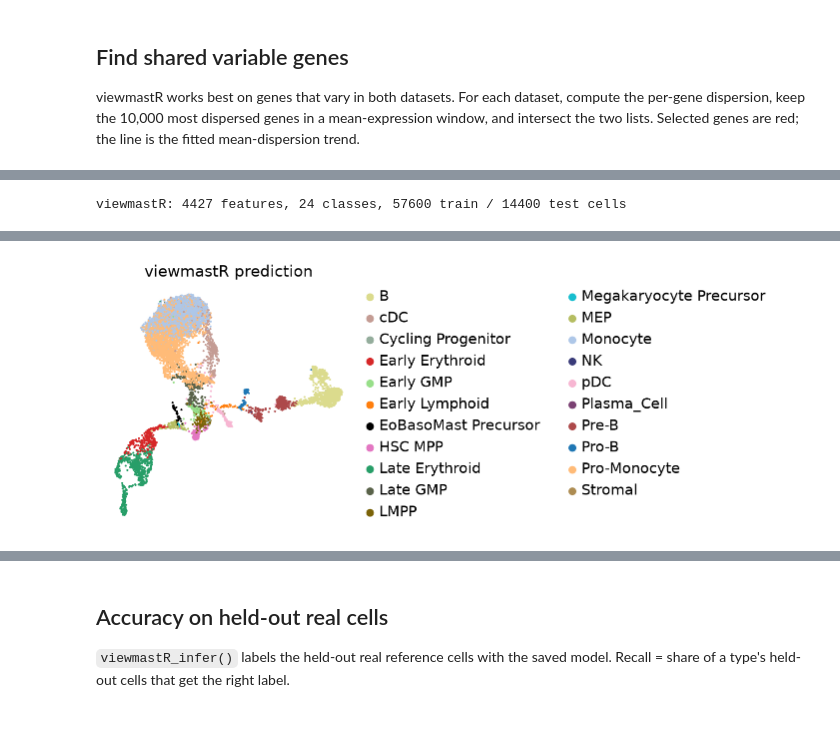
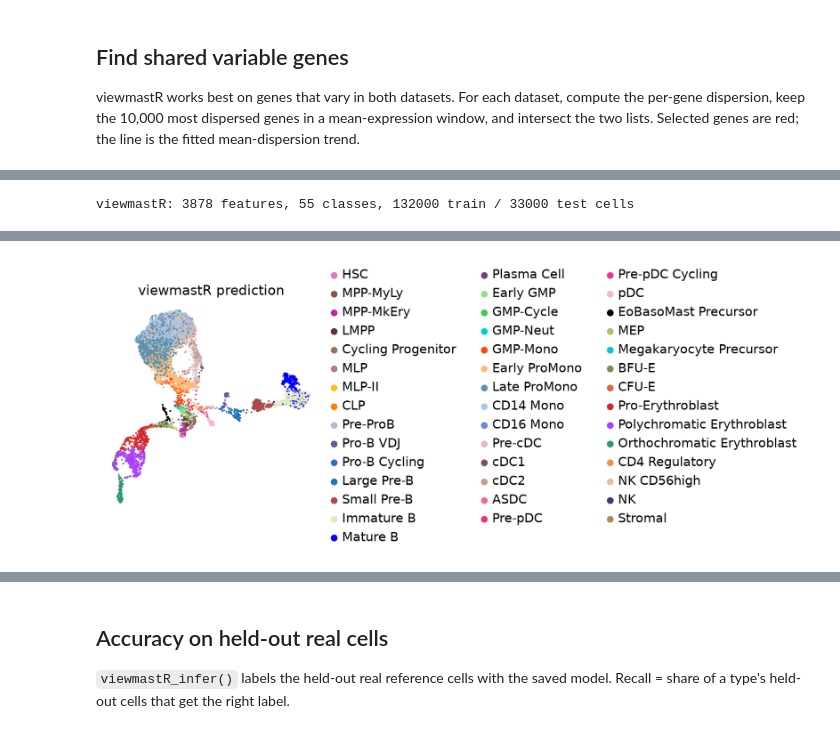
Before and after one commit to jacob-greene/py-viewmastR, a Jupyter notebook: tutorials/01_how_to.ipynb, the cells around one changed output, grey strips where cells are left out. Drawn from its saved outputs; the diff is of its cells as text; code cells hidden in the pictures.

```diff
--- a/tutorials/01_how_to.ipynb
+++ b/tutorials/01_how_to.ipynb
@@ -37,11 +34,12 @@ honest accuracy below.
 import matplotlib.pyplot as plt
 import scanpy as sc
 import viewmastr as vm
+import celltype_colors as cc
 import tutorial_data as td
 
 sc.set_figure_params(dpi=80, frameon=False)
-label = "CellType_Broad"
-ref, held = td.bonemarrowmap_augmented(label, norm_number=3000, bdevelopment=True)
+label = "CellType"
+ref, held = td.bonemarrowmap_augmented(label, norm_number=3000)
 query = td.bm_tcelldep()
 print("reference", ref.shape, "of which simulated", int(ref.obs["simulated"].sum()))
 print("held out", held.shape, "query", query.shape)
@@ -105,5 +104,5 @@ atlas's stored UMAP. Simulated cells and the added cells have no position on it.
 # %%
-real = ref[~ref.obs["simulated"].to_numpy() & (ref.obs["source"] == "BoneMarrowMap").to_numpy()].copy()
-vm.palette.set_colors(real, label)
+real = ref[~ref.obs["simulated"].to_numpy()].copy()
+cc.set_colors(real, label)
 sc.pl.umap(real, color=label, title="Reference labels (real cells)")
 # %% [output]
@@ -116,6 +117,8 @@ sc.pl.umap(real, color=label, title="Reference labels (real cells)")
 # %%
-vm.viewmastR(query, ref, label, selected_features=vg, max_epochs=4)
-vm.palette.set_colors(query, "viewmastR_pred")
+res = vm.viewmastR(query, ref, label, selected_features=vg, seed=20261103, workers=1,
+                   return_type="list", return_probs=True)
+query = res.adata
+cc.set_colors(query, "viewmastR_pred")
 sc.pl.umap(query, color="viewmastR_pred", title="viewmastR prediction")
 # %% [output]
-viewmastR: 4427 features, 24 classes, 57600 train / 14400 test cells
+viewmastR: 3878 features, 55 classes, 132000 train / 33000 test cells
@@ -126,4 +130,4 @@ viewmastR: 4427 features, 24 classes, 57600 train / 14400 test cells
-[figure, old version]
+[figure, new version]
 # %% [markdown]
 ## Compare with the author labels
 
```
Also changed, not shown: parts of 17 cells of this notebook, 10 other files.
